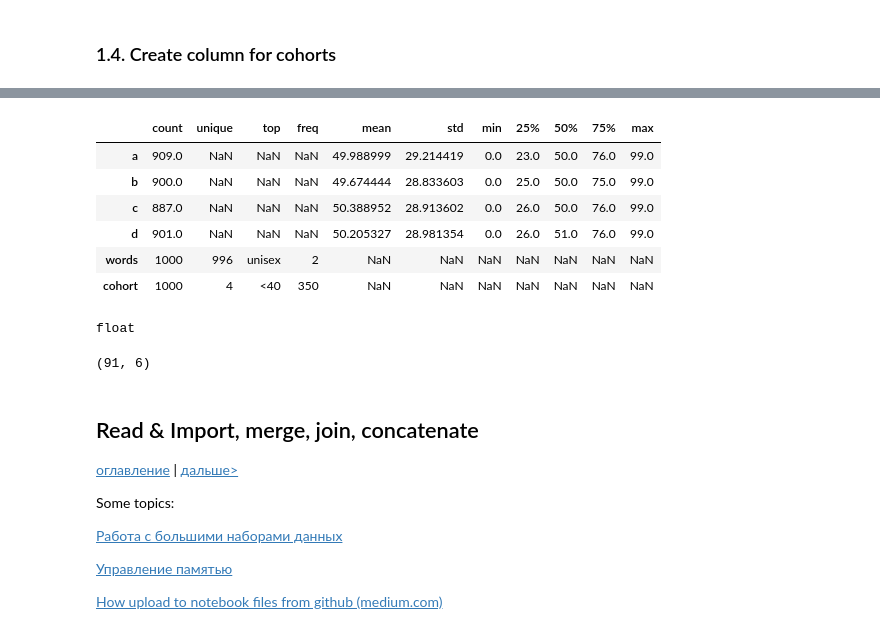
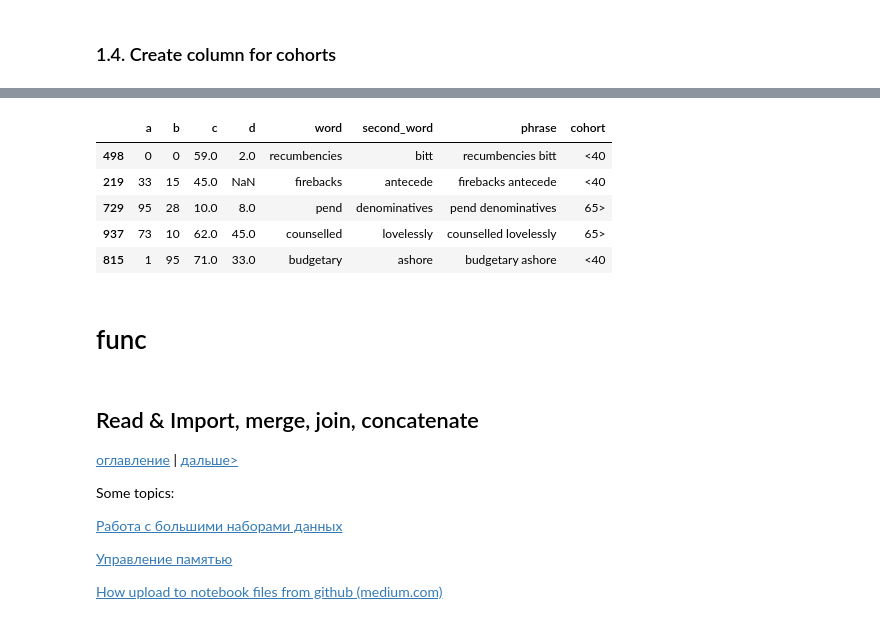
Before and after one commit to sqrt495/tips-and-tricks, a Jupyter notebook: Advanced_Pandas.ipynb, the cells around one changed output, grey strips where cells are left out. Saved outputs shown, nothing was run; the diff lists cells and outputs as text; code cells hidden in the pictures.

```diff
--- a/Advanced_Pandas.ipynb
+++ b/Advanced_Pandas.ipynb
@@ -185,18 +232,11 @@ random_created_df['cohort'] = np.select(conditions, choices, default=np.nan)
-# %%
-random_created_df.describe(include='all').T
-# %% [output]
-|  | count | unique | top | freq | mean | std | min | 25% | 50% | 75% | max |
-| a | 909.0 | NaN | NaN | NaN | 49.988999 | 29.214419 | 0.0 | 23.0 | 50.0 | 76.0 | 99.0 |
-| b | 900.0 | NaN | NaN | NaN | 49.674444 | 28.833603 | 0.0 | 25.0 | 50.0 | 75.0 | 99.0 |
-| c | 887.0 | NaN | NaN | NaN | 50.388952 | 28.913602 | 0.0 | 26.0 | 50.0 | 76.0 | 99.0 |
-| d | 901.0 | NaN | NaN | NaN | 50.205327 | 28.981354 | 0.0 | 26.0 | 51.0 | 76.0 | 99.0 |
-| words | 1000 | 996 | unisex | 2 | NaN | NaN | NaN | NaN | NaN | NaN | NaN |
-| cohort | 1000 | 4 | <40 | 350 | NaN | NaN | NaN | NaN | NaN | NaN | NaN |
-# %%
-type(np.nan)
-# %% [output]
-float
-# %%
-random_created_df[random_created_df['cohort'] == 'nan'].shape
-# %% [output]
-(91, 6)
+# %%
+df.sample(5)
+# %% [output]
+|  | a | b | c | d | word | second_word | phrase | cohort |
+| 498 | 0 | 0 | 59.0 | 2.0 | recumbencies | bitt | recumbencies bitt | <40 |
+| 219 | 33 | 15 | 45.0 | NaN | firebacks | antecede | firebacks antecede | <40 |
+| 729 | 95 | 28 | 10.0 | 8.0 | pend | denominatives | pend denominatives | 65> |
+| 937 | 73 | 10 | 62.0 | 45.0 | counselled | lovelessly | counselled lovelessly | 65> |
+| 815 | 1 | 95 | 71.0 | 33.0 | budgetary | ashore | budgetary ashore | <40 |
+# %% [markdown]
+# func
```
Also changed, not shown: parts of 18 cells of this notebook.
